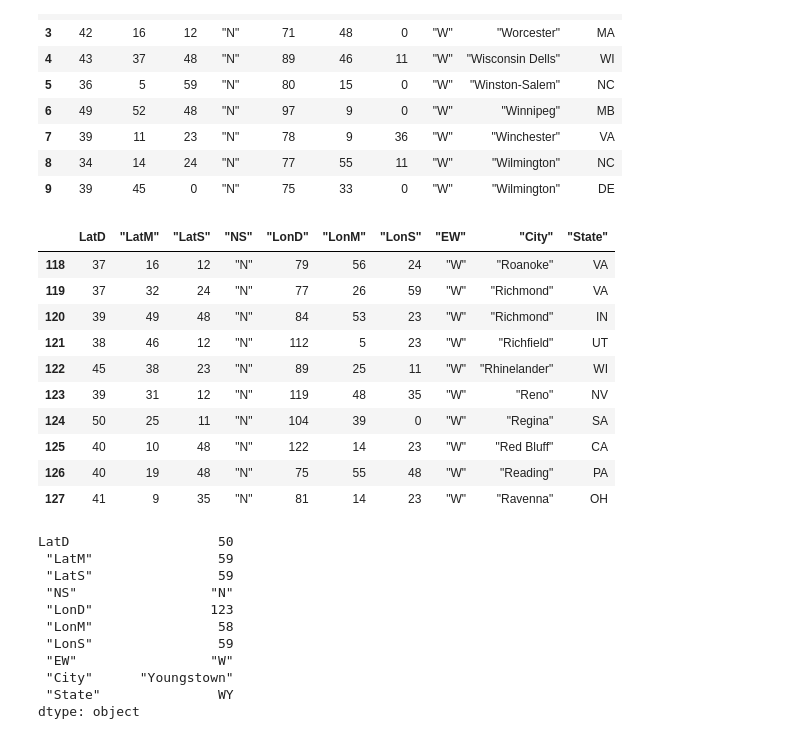
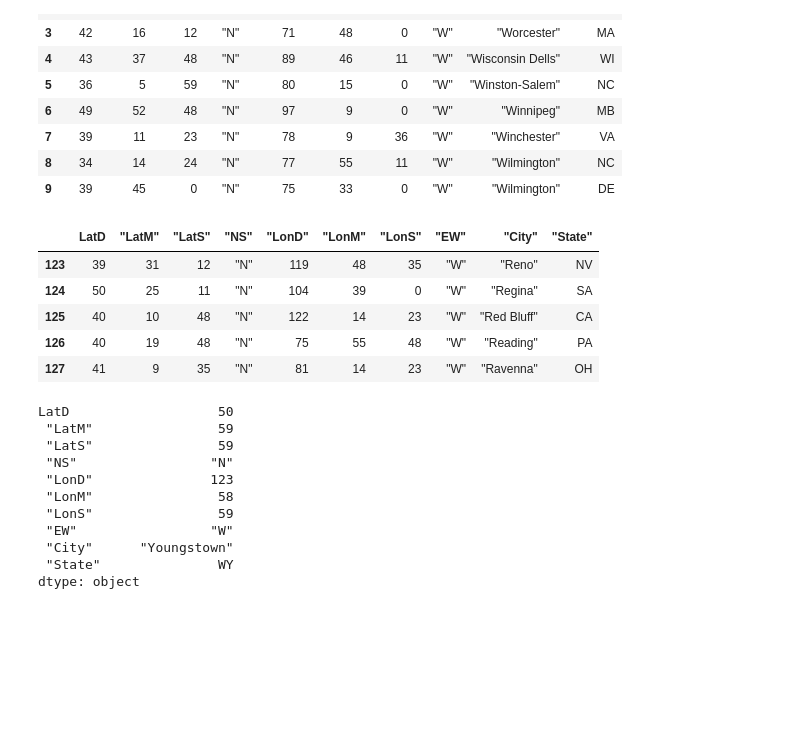
Before and after one commit to tinawong15/softdev-p03, a Jupyter notebook: pandas_demo.ipynb, the cells around one changed output. Cells and saved outputs as stored; diff of their text form; code cells hidden in the pictures; blank space fills up the shorter version.

```diff
--- a/pandas_demo.ipynb
+++ b/pandas_demo.ipynb
@@ -97,14 +94,9 @@ df.head(10)
 | 8 | 34 | 14 | 24 | "N" | 77 | 55 | 11 | "W" | "Wilmington" | NC |
 | 9 | 39 | 45 | 0 | "N" | 75 | 33 | 0 | "W" | "Wilmington" | DE |
 # %%
-df.tail(10)
+df.tail()
 # %% [output]
 |  | LatD | "LatM" | "LatS" | "NS" | "LonD" | "LonM" | "LonS" | "EW" | "City" | "State" |
-| 118 | 37 | 16 | 12 | "N" | 79 | 56 | 24 | "W" | "Roanoke" | VA |
-| 119 | 37 | 32 | 24 | "N" | 77 | 26 | 59 | "W" | "Richmond" | VA |
-| 120 | 39 | 49 | 48 | "N" | 84 | 53 | 23 | "W" | "Richmond" | IN |
-| 121 | 38 | 46 | 12 | "N" | 112 | 5 | 23 | "W" | "Richfield" | UT |
-| 122 | 45 | 38 | 23 | "N" | 89 | 25 | 11 | "W" | "Rhinelander" | WI |
 | 123 | 39 | 31 | 12 | "N" | 119 | 48 | 35 | "W" | "Reno" | NV |
 | 124 | 50 | 25 | 11 | "N" | 104 | 39 | 0 | "W" | "Regina" | SA |
 | 125 | 40 | 10 | 48 | "N" | 122 | 14 | 23 | "W" | "Red Bluff" | CA |
```
Also changed, not shown: parts of 2 cells of this notebook.
